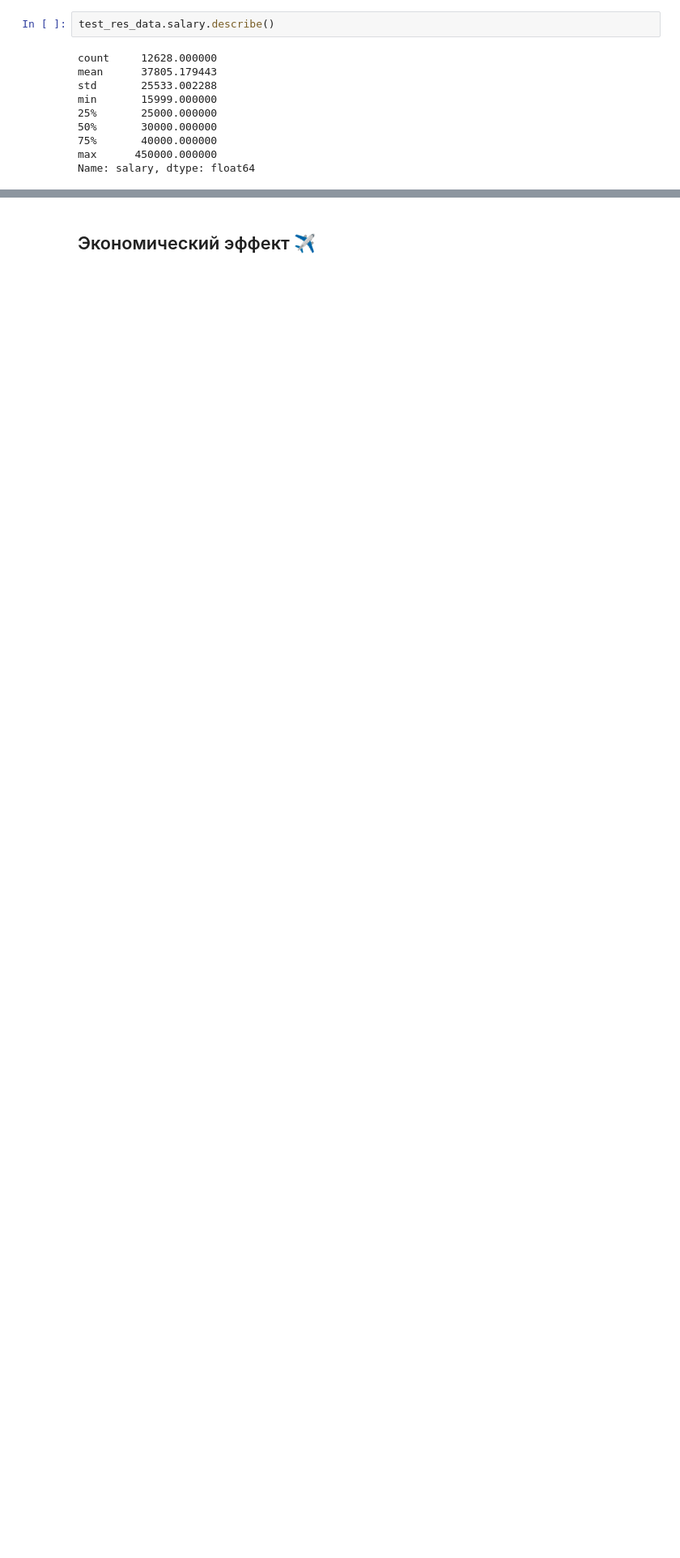
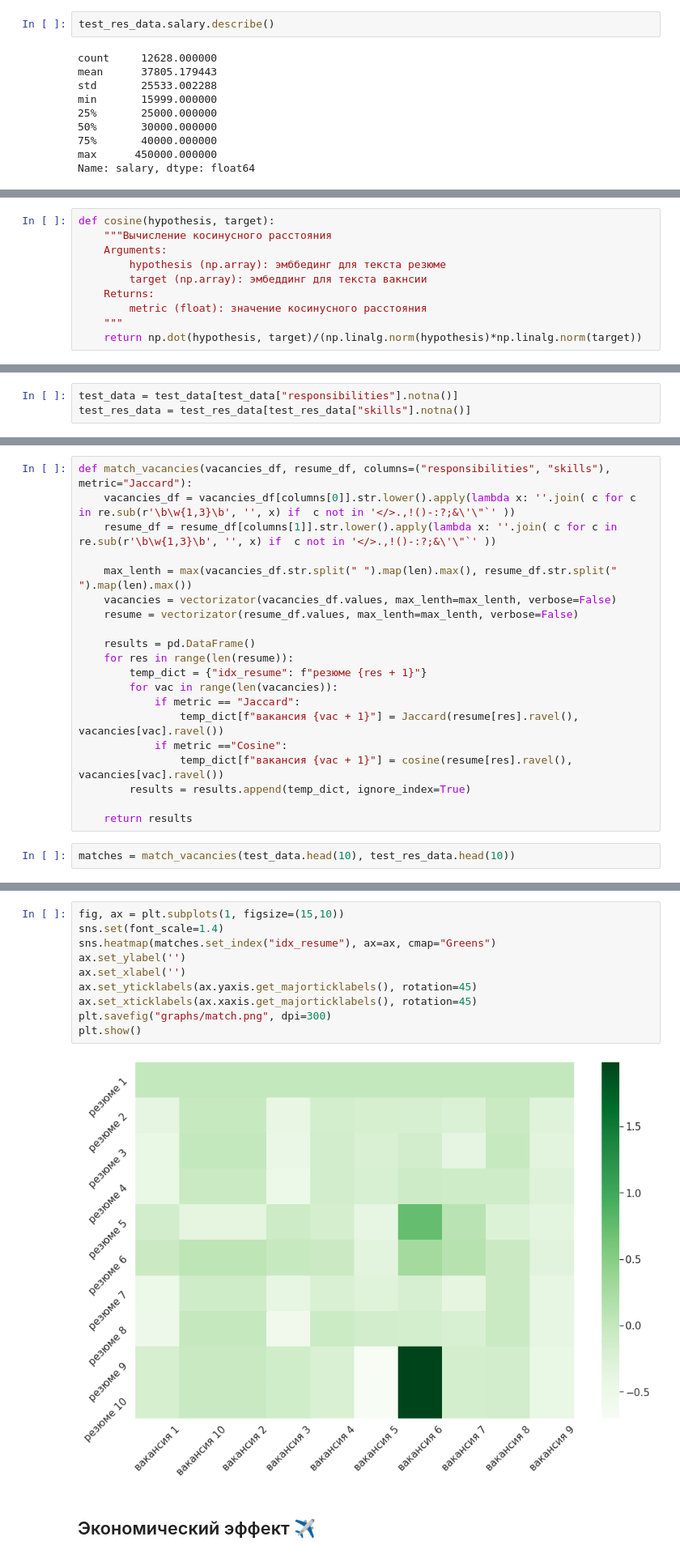
Before and after one commit to melchugin/choiceapp.deaflizards.ru, a Jupyter notebook: research/Sentiment.ipynb, the cells around one changed output, grey strips where cells are left out. Shown at 81% size. Saved outputs shown, nothing was run; the diff lists cells and outputs as text; blank space fills up the shorter version.

Commit message:
add matching fonctionality many-to-many

```diff
--- a/research/Sentiment.ipynb
+++ b/research/Sentiment.ipynb
@@ -700,0 +705,10 @@ Name: salary, dtype: float64
+# %%
+def cosine(hypothesis, target):
+    """Вычисление косинусного расстояния
+    Arguments:
+        hypothesis (np.array): эмббединг для текста резюме
+        target (np.array): эмбеддинг для текста вакнсии
+    Returns:
+        metric (float): значение косинусного расстояния
+    """
+    return np.dot(hypothesis, target)/(np.linalg.norm(hypothesis)*np.linalg.norm(target))
@@ -700,0 +717,3 @@ Name: salary, dtype: float64
+# %%
+test_data = test_data[test_data["responsibilities"].notna()]
+test_res_data = test_res_data[test_res_data["skills"].notna()]
@@ -700,0 +732,22 @@ Name: salary, dtype: float64
+# %%
+def match_vacancies(vacancies_df, resume_df, columns=("responsibilities", "skills"), metric="Jaccard"):
+    vacancies_df = vacancies_df[columns[0]].str.lower().apply(lambda x: ''.join( c for c in re.sub(r'\b\w{1,3}\b', '', x) if  c not in '</>.,!()-:?;&\'\"`' ))
+    resume_df = resume_df[columns[1]].str.lower().apply(lambda x: ''.join( c for c in re.sub(r'\b\w{1,3}\b', '', x) if  c not in '</>.,!()-:?;&\'\"`' ))
+
+    max_lenth = max(vacancies_df.str.split(" ").map(len).max(), resume_df.str.split(" ").map(len).max())
+    vacancies = vectorizator(vacancies_df.values, max_lenth=max_lenth, verbose=False)
+    resume = vectorizator(resume_df.values, max_lenth=max_lenth, verbose=False)
+
+    results = pd.DataFrame()
+    for res in range(len(resume)):
+        temp_dict = {"idx_resume": f"резюме {res + 1}"}
+        for vac in range(len(vacancies)):
+            if metric == "Jaccard":
+                temp_dict[f"вакансия {vac + 1}"] = Jaccard(resume[res].ravel(), vacancies[vac].ravel())
+            if metric =="Cosine":
+                temp_dict[f"вакансия {vac + 1}"] = cosine(resume[res].ravel(), vacancies[vac].ravel())
+        results = results.append(temp_dict, ignore_index=True)
+
+    return results
+# %%
+matches = match_vacancies(test_data.head(10), test_res_data.head(10))
@@ -701,3 +756,15 @@ Name: salary, dtype: float64
+# %%
+fig, ax = plt.subplots(1, figsize=(15,10))
+sns.set(font_scale=1.4)
+sns.heatmap(matches.set_index("idx_resume"), ax=ax, cmap="Greens")
+ax.set_ylabel('')
+ax.set_xlabel('')
+ax.set_yticklabels(ax.yaxis.get_majorticklabels(), rotation=45)
+ax.set_xticklabels(ax.xaxis.get_majorticklabels(), rotation=45)
+plt.savefig("graphs/match.png", dpi=300)
+plt.show()
+# %% [output]
+[figure, added]
 # %% [markdown]
 ## Экономический эффект ✈️
 # %% [markdown]
```
Also changed, not shown: parts of 16 cells of this notebook, 5 other files.
